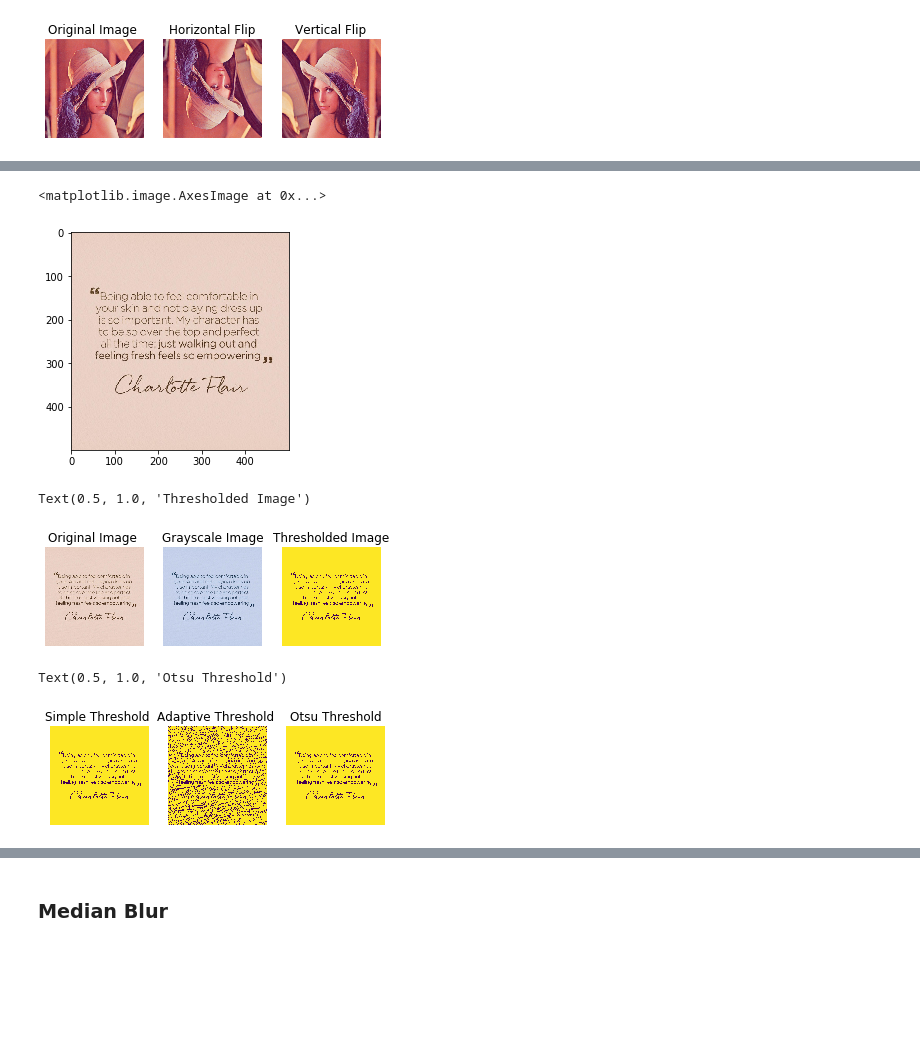
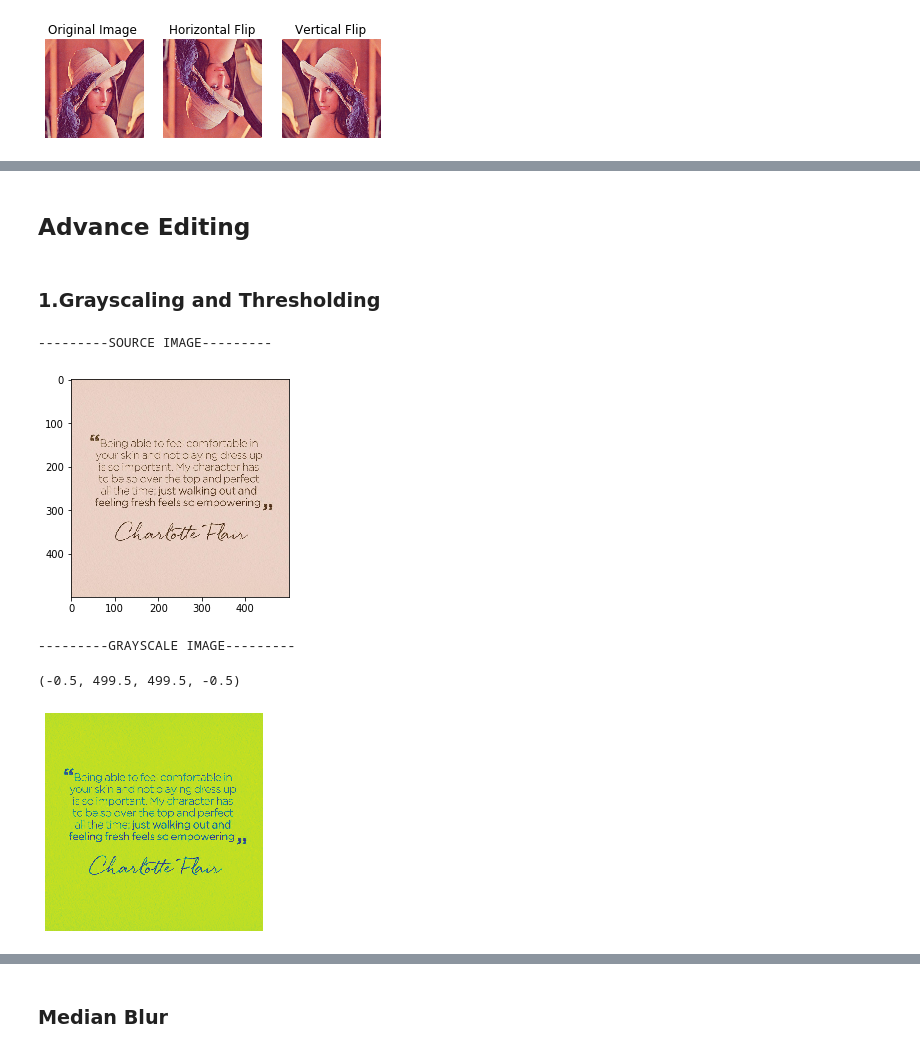
Before and after one commit to Learn-Write-Repeat/Open-contributions, a Jupyter notebook: Anshuman_OpenCV/Anshuman_OpenCV_Image_editing.ipynb, the cells around one changed output, grey strips where cells are left out. Cells and saved outputs as stored; diff of their text form; code cells hidden in the pictures; blank space fills up the shorter version.

```diff
--- a/Anshuman_OpenCV/Anshuman_OpenCV_Image_editing.ipynb
+++ b/Anshuman_OpenCV/Anshuman_OpenCV_Image_editing.ipynb
@@ -101,60 +100,23 @@ Text(0.5, 1.0, 'Enlarged (256,256)')
+# %% [markdown]
+## Advance Editing
+# %% [markdown]
+### 1.Grayscaling and Thresholding
 # %%
 # Grayscaling and Thresholding
 image= cv2.imread('images/text.png')
 img = cv2.cvtColor(image, cv2.COLOR_BGR2RGB)
 plt.imshow(img)
+print("---------SOURCE IMAGE---------")
 # %% [output]
-<matplotlib.image.AxesImage at 0x...>
+---------SOURCE IMAGE---------
 [figure]
-# %%
-gray= cv2.cvtColor(img, cv2.COLOR_BGR2GRAY)
-_, thresh = cv2.threshold(gray,127,255,cv2.THRESH_BINARY)
-# cv2.imwrite('threshold.png',thresh)
-fig = plt.figure()
-
-ax1 = fig.add_subplot(1,3,1)
-ax1.imshow(img)
-ax1.axis('off')
-ax1.set_title('Original Image ')
-
-ax2 = fig.add_subplot(1,3,2)
-ax2.imshow(image)
-ax2.axis('off')
-ax2.set_title('Grayscale Image')
-
-ax2 = fig.add_subplot(1,3,3)
-ax2.imshow(thresh)
-ax2.axis('off')
-ax2.set_title('Thresholded Image')
-# %% [output]
-Text(0.5, 1.0, 'Thresholded Image')
-[figure, removed]
-# %%
-#Types of Thresholding
-thresh=thresh
-
-thresh_adapive = cv2.adaptiveThreshold(gray,255,cv2.ADAPTIVE_THRESH_MEAN_C,\
-            cv2.THRESH_BINARY,11,2)
-_,thresh_otsu = cv2.threshold(gray,0,255,cv2.THRESH_BINARY+cv2.THRESH_OTSU)
-
-# cv2.imwrite('images/adapt_threshold.png',thresh_adapive)
-# cv2.imwrite('images/otsu_thresh.png',thresh_otsu)
-fig = plt.figure()
-
-ax1 = fig.add_subplot(1,3,1)
-ax1.imshow(thresh)
-ax1.axis('off')
-ax1.set_title('Simple Threshold ')
-
-ax2 = fig.add_subplot(1,3,2)
-ax2.imshow(thresh_adapive)
-ax2.axis('off')
-ax2.set_title('Adaptive Threshold ')
-
-ax2 = fig.add_subplot(1,3,3)
-ax2.imshow(thresh_otsu)
-ax2.axis('off')
-ax2.set_title('Otsu Threshold')
-# %% [output]
-Text(0.5, 1.0, 'Otsu Threshold')
-[figure, removed]
+# %%
+gray= cv2.cvtColor(img, cv2.COLOR_BGR2GRAY)
+
+print("---------GRAYSCALE IMAGE---------")
+plt.imshow(gray)
+plt.axis('off')
+# %% [output]
+---------GRAYSCALE IMAGE---------
+(-0.5, 499.5, 499.5, -0.5)
+[figure, added]
```
Also changed, not shown: parts of 24 cells of this notebook, 1 other file.
